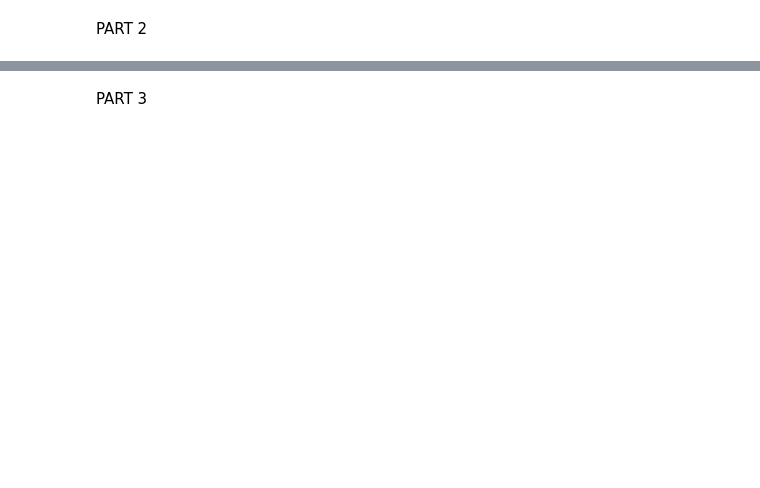
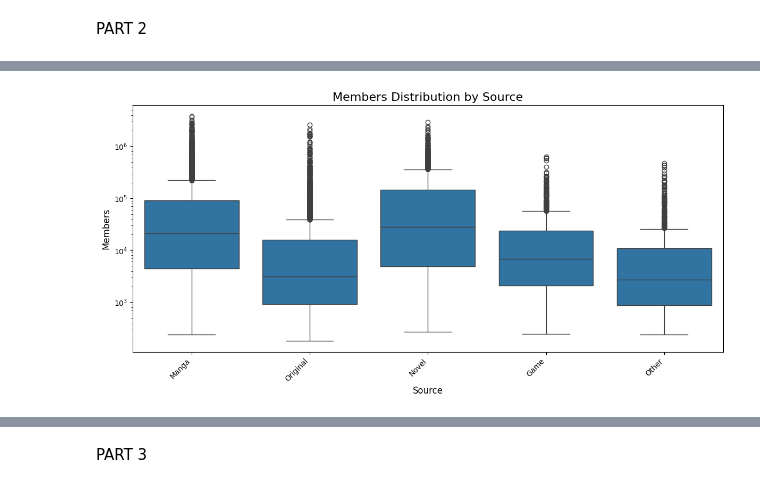
Before and after one commit to NirAkay/TDSproject, a Jupyter notebook: Daniel_&_Nir_anime_dataset.ipynb, the cells around one changed output, grey strips where cells are left out. Cells and saved outputs as stored; diff of their text form; code cells hidden in the pictures; blank space fills up the shorter version.

```diff
--- a/Daniel_&_Nir_anime_dataset.ipynb
+++ b/Daniel_&_Nir_anime_dataset.ipynb
@@ -22,0 +161,13 @@ PART 2
+# %%
+# @title Box plot of Members by Source
+plt.figure(figsize=(12, 6))
+sns.boxplot(data=anime_full_dataset, x='Source', y='Members', order=anime_full_dataset['Source'].value_counts().index)
+plt.title('Members Distribution by Source', fontsize=16)
+plt.xlabel('Source', fontsize=12)
+plt.ylabel('Members', fontsize=12)
+plt.yscale('log')  # Log scale for better handling of extreme values
+plt.xticks(rotation=45, ha='right')
+plt.tight_layout()
+plt.show()
+# %% [output]
+[figure, added]
```
Also changed, not shown: parts of 43 cells of this notebook.
